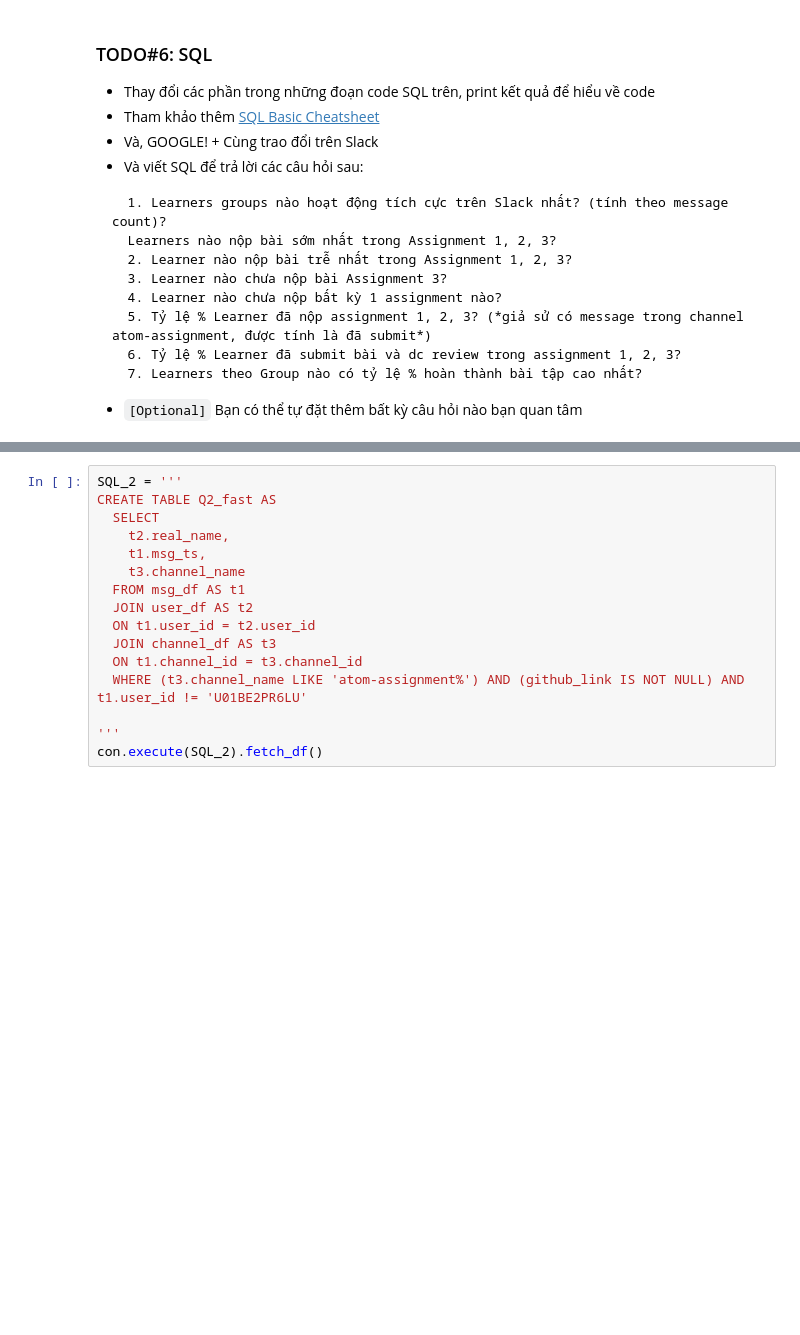
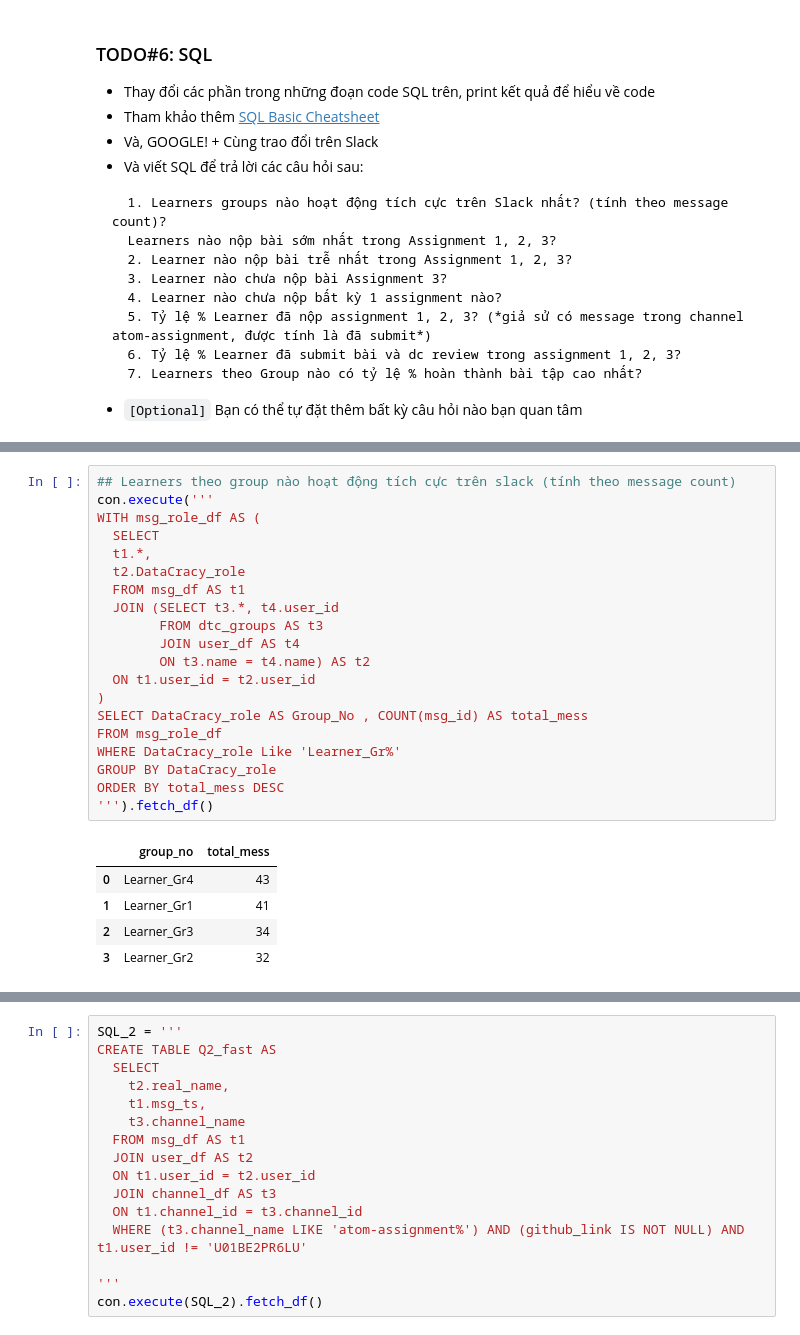
Before and after one commit to Ha-Huynh-Anh/atom-assignments, a Jupyter notebook: assignment_4/home_assignment_4.ipynb, the cells around one changed output, grey strips where cells are left out. Cells and saved outputs as stored; diff of their text form; blank space fills up the shorter version.

```diff
--- a/assignment_4/home_assignment_4.ipynb
+++ b/assignment_4/home_assignment_4.ipynb
@@ -749 +796,27 @@ con.execute(SQL).fetch_df()
+# %%
+## Learners theo group nào hoạt động tích cực trên slack (tính theo message count)
+con.execute('''
+WITH msg_role_df AS (
+  SELECT
+  t1.*,
+  t2.DataCracy_role
+  FROM msg_df AS t1
+  JOIN (SELECT t3.*, t4.user_id
+        FROM dtc_groups AS t3
+        JOIN user_df AS t4
+        ON t3.name = t4.name) AS t2
+  ON t1.user_id = t2.user_id
+)
+SELECT DataCracy_role AS Group_No , COUNT(msg_id) AS total_mess
+FROM msg_role_df
+WHERE DataCracy_role Like 'Learner_Gr%'
+GROUP BY DataCracy_role
+ORDER BY total_mess DESC
+''').fetch_df()
+# %% [output]
+|  | group_no | total_mess |
+| 0 | Learner_Gr4 | 43 |
+| 1 | Learner_Gr1 | 41 |
+| 2 | Learner_Gr3 | 34 |
+| 3 | Learner_Gr2 | 32 |
 # %%
```
Also changed, not shown: parts of 3 cells of this notebook.
